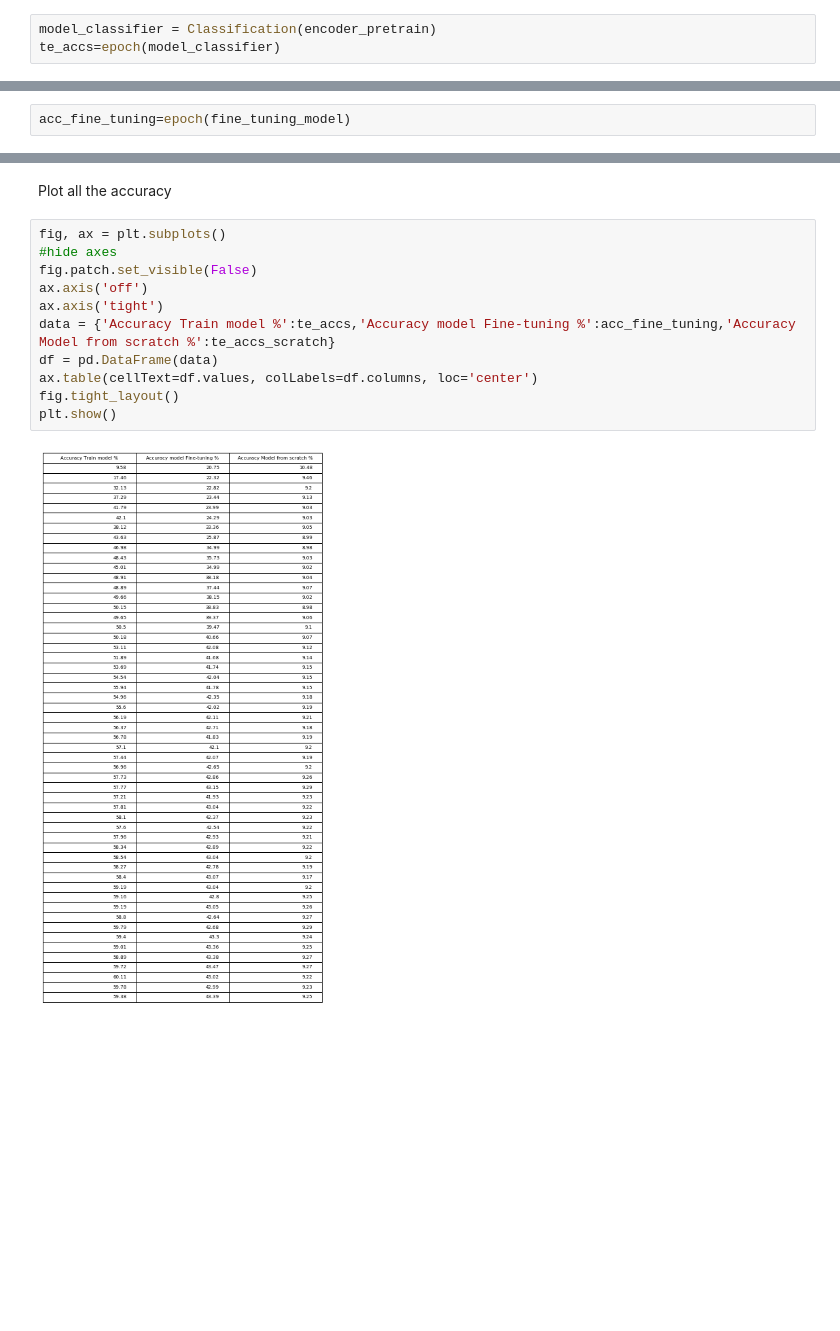
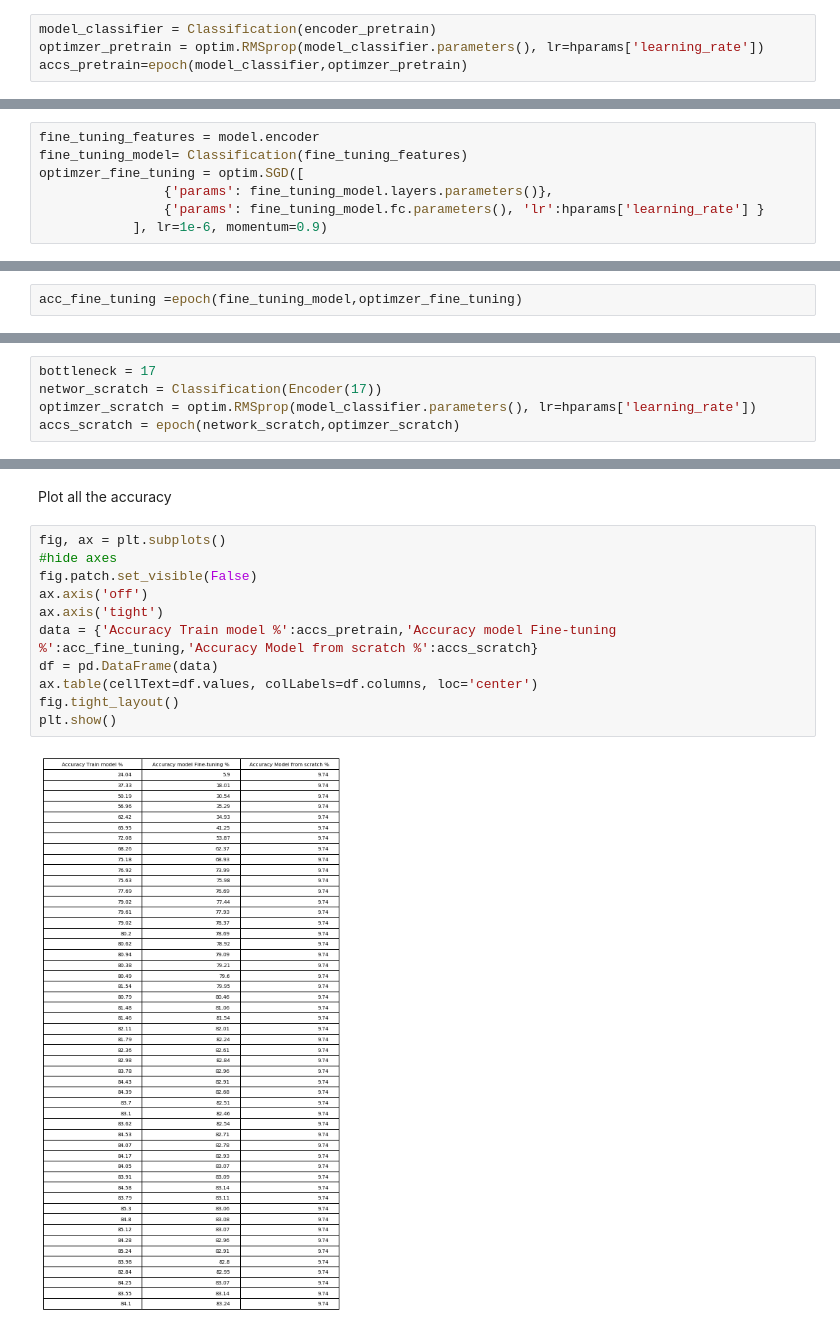
Before and after one commit to alvaroguerin/dlai-2019-projects, a Jupyter notebook: team06/Team06.ipynb, the cells around one changed output, grey strips where cells are left out. Cells and saved outputs as stored; diff of their text form; blank space fills up the shorter version.

```diff
--- a/team06/Team06.ipynb
+++ b/team06/Team06.ipynb
@@ -447,6 +441,7 @@ def epoch(model_):
     return te_accs
 # %%
 model_classifier = Classification(encoder_pretrain)
-te_accs=epoch(model_classifier)
+optimzer_pretrain = optim.RMSprop(model_classifier.parameters(), lr=hparams['learning_rate'])
+accs_pretrain=epoch(model_classifier,optimzer_pretrain)
 # %% [output]
 Epoch 1
@@ -486,6 +466,13 @@ fine_tuning_model= Classification(fine_tuning_features)
+# %%
+fine_tuning_features = model.encoder
+fine_tuning_model= Classification(fine_tuning_features)
+optimzer_fine_tuning = optim.SGD([
+                {'params': fine_tuning_model.layers.parameters()},
+                {'params': fine_tuning_model.fc.parameters(), 'lr':hparams['learning_rate'] }
+            ], lr=1e-6, momentum=0.9)
 # %% [markdown]
 Train the model fine tuning with the normal learning rate
 # %%
-acc_fine_tuning=epoch(fine_tuning_model)
+acc_fine_tuning =epoch(fine_tuning_model,optimzer_fine_tuning)
 # %% [output]
 Epoch 1
@@ -523,0 +497,5 @@ class Classifier_scratch(nn.Module):
+# %%
+bottleneck = 17
+networ_scratch = Classification(Encoder(17))
+optimzer_scratch = optim.RMSprop(model_classifier.parameters(), lr=hparams['learning_rate'])
+accs_scratch = epoch(network_scratch,optimzer_scratch)
@@ -549,13 +524,13 @@ Plot all the accuracy
 # %%
 fig, ax = plt.subplots()
 #hide axes
 fig.patch.set_visible(False)
 ax.axis('off')
 ax.axis('tight')
-data = {'Accuracy Train model %':te_accs,'Accuracy model Fine-tuning %':acc_fine_tuning,'Accuracy Model from scratch %':te_accs_scratch}
+data = {'Accuracy Train model %':accs_pretrain,'Accuracy model Fine-tuning %':acc_fine_tuning,'Accuracy Model from scratch %':accs_scratch}
 df = pd.DataFrame(data)
 ax.table(cellText=df.values, colLabels=df.columns, loc='center')
 fig.tight_layout()
 plt.show()
 # %% [output]
-[figure, old version]
+[figure, new version]
```
Also changed, not shown: parts of 23 cells of this notebook.
